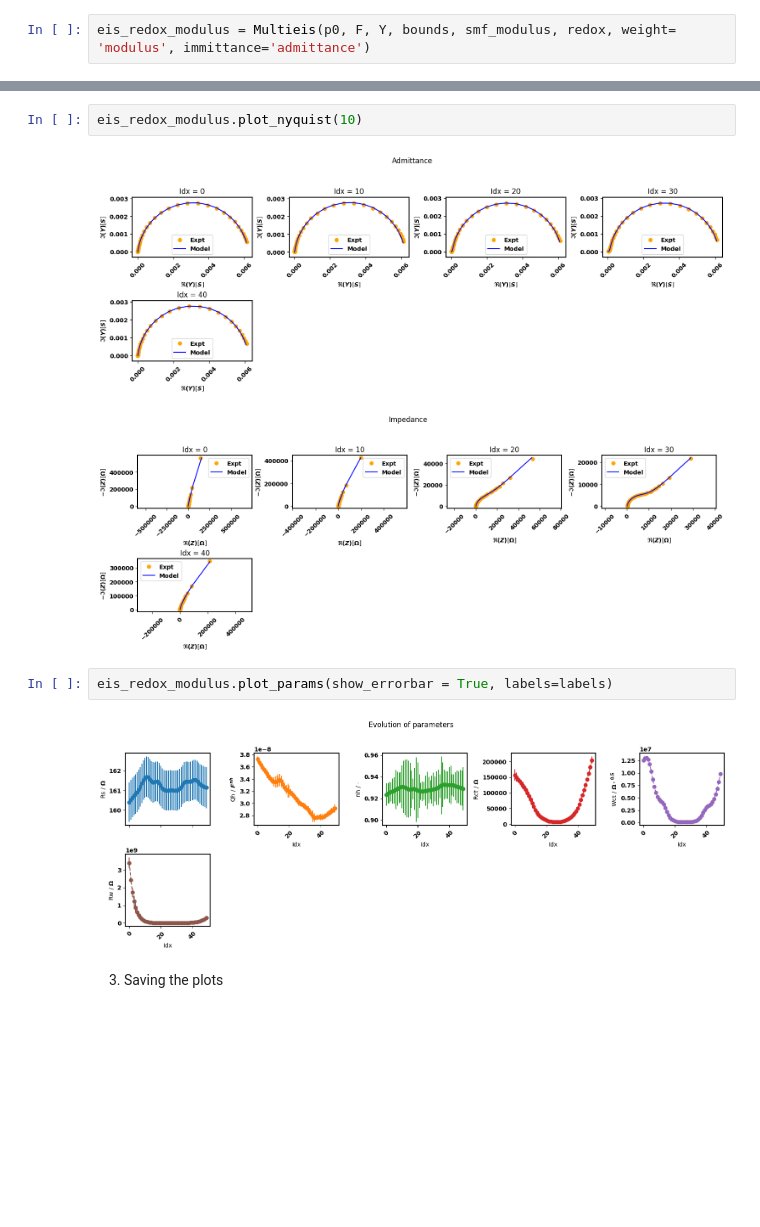
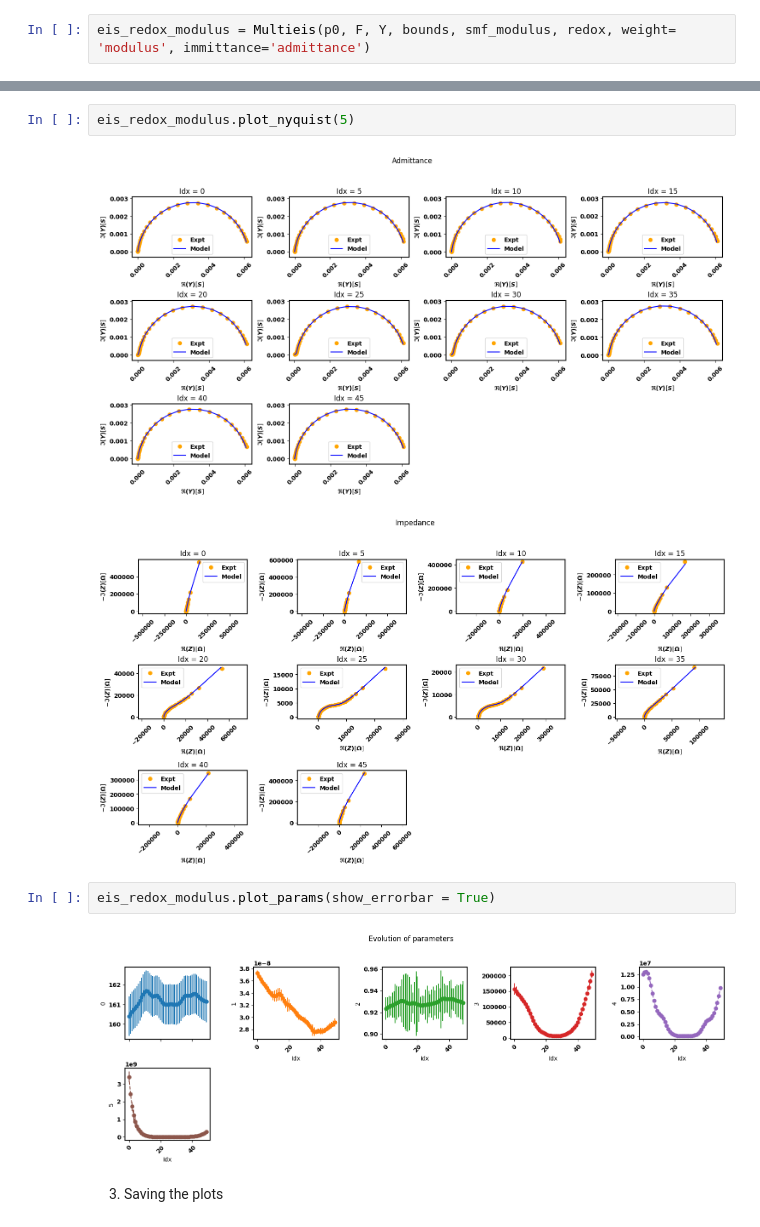
Before and after one commit to richinex/pymultieis, a Jupyter notebook: docs/source/examples/getting-started.ipynb, the cells around one changed output, grey strips where cells are left out. Drawn from its saved outputs; the diff is of its cells as text; blank space fills up the shorter version.

```diff
--- a/docs/source/examples/getting-started.ipynb
+++ b/docs/source/examples/getting-started.ipynb
@@ -94,12 +93,12 @@ total time is 0:00:37.122080
 # %%
-eis_redox_modulus.plot_nyquist(10)
+eis_redox_modulus.plot_nyquist(5)
 # %% [output]
-[figure, old version]
+[figure, new version]
-[figure, old version]
+[figure, new version]
 # %%
-eis_redox_modulus.plot_params(show_errorbar = True, labels=labels)
+eis_redox_modulus.plot_params(show_errorbar = True)
 # %% [output]
-[figure, old version]
+[figure, new version]
 # %% [markdown]
 3. Saving the plots
 # %%
```
Also changed, not shown: parts of 5 cells of this notebook, 3 other files.
